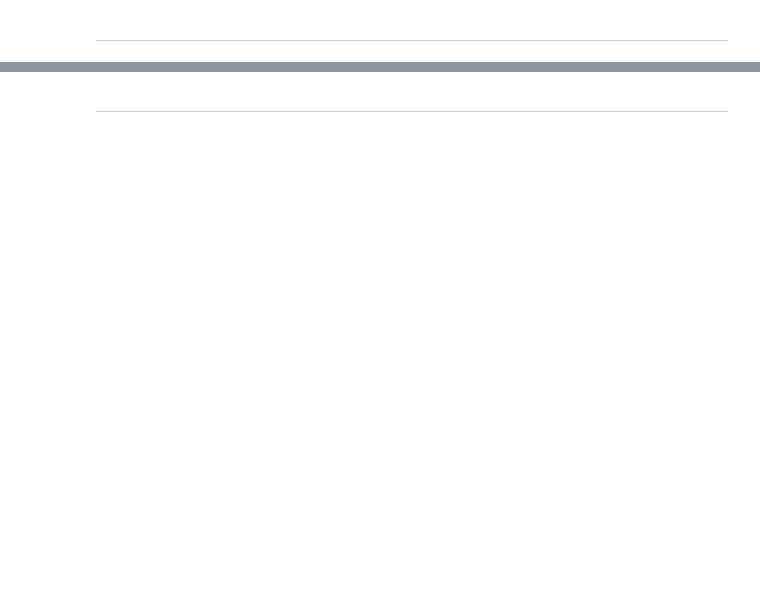
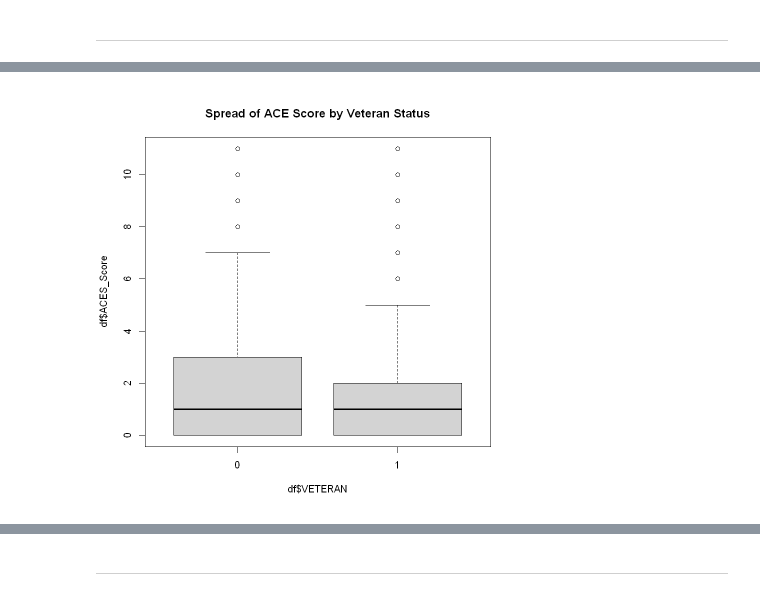
Before and after one commit to tyg3rr/HM878-Biostats, a Jupyter notebook: Problem Set 2 MANOVA .ipynb, the cells around one changed output, grey strips where cells are left out. Cells and saved outputs as stored; diff of their text form; code cells hidden in the pictures; blank space fills up the shorter version.

```diff
--- a/Problem Set 2 MANOVA .ipynb
+++ b/Problem Set 2 MANOVA .ipynb
@@ -26,0 +42,4 @@ answer these questions
+# %%
+boxplot(df$ACES_Score ~ df$VETERAN, main='Spread of ACE Score by Veteran Status')
+# %% [output]
+[figure, added]
```
Also changed, not shown: parts of 65 cells of this notebook.
